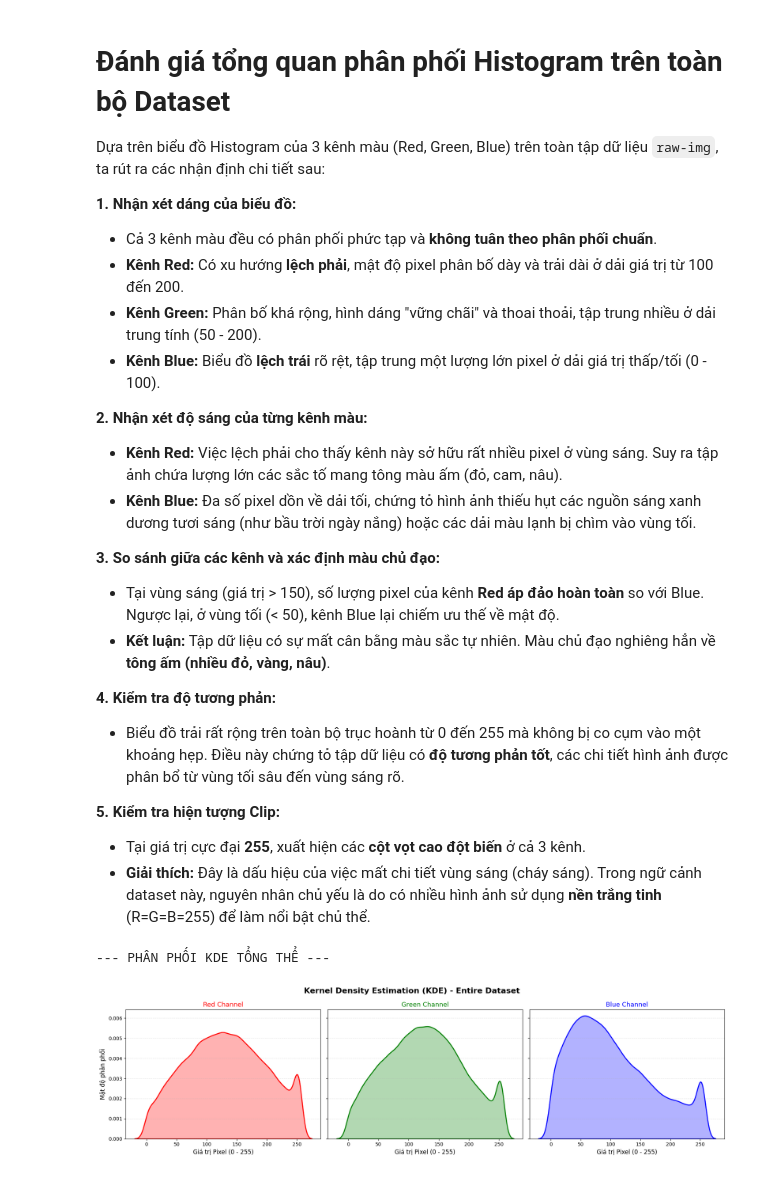
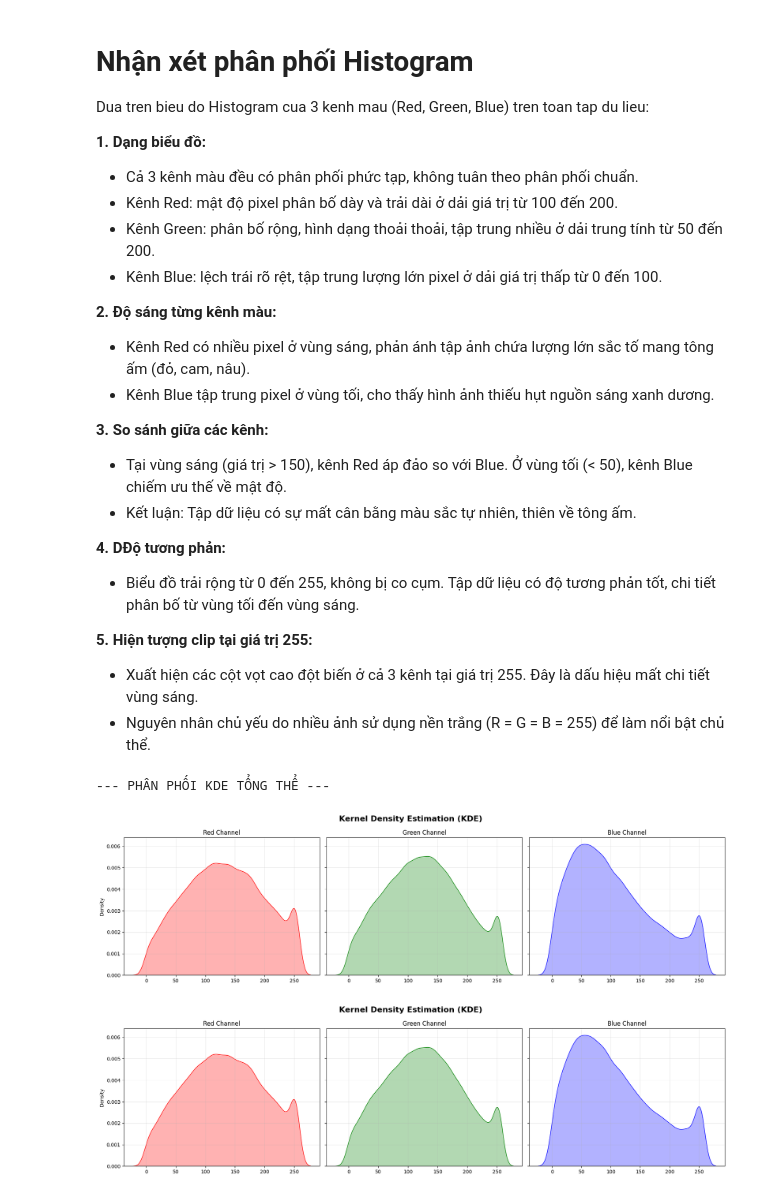
Before and after one commit to Taylor3691/mining-beyond-boundaries, a Jupyter notebook: notebooks/Bao-image.histogram.analysis.ipynb, the cells around one changed output. Cells and saved outputs as stored; diff of their text form; code cells hidden in the pictures.

Commit message:
feat: update histogram/KDE analysis

```diff
--- a/notebooks/Bao-image.histogram.analysis.ipynb
+++ b/notebooks/Bao-image.histogram.analysis.ipynb
@@ -138,33 +129,35 @@ plot_histogram(pixel_data_all, title_suffix="- Entire Dataset")
 # %% [markdown]
-# Đánh giá tổng quan phân phối Histogram trên toàn bộ Dataset
+# Nhận xét phân phối Histogram
 
-Dựa trên biểu đồ Histogram của 3 kênh màu (Red, Green, Blue) trên toàn tập dữ liệu `raw-img`, ta rút ra các nhận định chi tiết sau:
+Dua tren bieu do Histogram cua 3 kenh mau (Red, Green, Blue) tren toan tap du lieu:
 
-**1. Nhận xét dáng của biểu đồ:**
-* Cả 3 kênh màu đều có phân phối phức tạp và **không tuân theo phân phối chuẩn**.
-* **Kênh Red:** Có xu hướng **lệch phải**, mật độ pixel phân bố dày và trải dài ở dải giá trị từ 100 đến 200.
-* **Kênh Green:** Phân bố khá rộng, hình dáng "vững chãi" và thoai thoải, tập trung nhiều ở dải trung tính (50 - 200).
-* **Kênh Blue:** Biểu đồ **lệch trái** rõ rệt, tập trung một lượng lớn pixel ở dải giá trị thấp/tối (0 - 100).
+**1. Dạng biểu đồ:**
 
-**2. Nhận xét độ sáng của từng kênh màu:**
-* **Kênh Red:** Việc lệch phải cho thấy kênh này sở hữu rất nhiều pixel ở vùng sáng. Suy ra tập ảnh chứa lượng lớn các sắc tố mang tông màu ấm (đỏ, cam, nâu).
-* **Kênh Blue:** Đa số pixel dồn về dải tối, chứng tỏ hình ảnh thiếu hụt các nguồn sáng xanh dương tươi sáng (như bầu trời ngày nắng) hoặc các dải màu lạnh bị chìm vào vùng tối.
+- Cả 3 kênh màu đều có phân phối phức tạp, không tuân theo phân phối chuẩn.
+- Kênh Red: mật độ pixel phân bố dày và trải dài ở dải giá trị từ 100 đến 200.
+- Kênh Green: phân bố rộng, hình dạng thoải thoải, tập trung nhiều ở dải trung tính từ 50 đến 200.
+- Kênh Blue: lệch trái rõ rệt, tập trung lượng lớn pixel ở dải giá trị thấp từ 0 đến 100.
 
-**3. So sánh giữa các kênh và xác định màu chủ đạo:**
-* Tại vùng sáng (giá trị > 150), số lượng pixel của kênh **Red áp đảo hoàn toàn** so với Blue. Ngược lại, ở vùng tối (< 50), kênh Blue lại chiếm ưu thế về mật độ.
-* **Kết luận:** Tập dữ liệu có sự mất cân bằng màu sắc tự nhiên. Màu chủ đạo nghiêng hẳn về **tông ấm (nhiều đỏ, vàng, nâu)**.
+**2. Độ sáng từng kênh màu:**
+- Kênh Red có nhiều pixel ở vùng sáng, phản ánh tập ảnh chứa lượng lớn sắc tố mang tông ấm (đỏ, cam, nâu).
+- Kênh Blue tập trung pixel ở vùng tối, cho thấy hình ảnh thiếu hụt nguồn sáng xanh dương.
 
-**4. Kiểm tra độ tương phản:**
-* Biểu đồ trải rất rộng trên toàn bộ trục hoành từ 0 đến 255 mà không bị co cụm vào một khoảng hẹp. Điều này chứng tỏ tập dữ liệu có **độ tương phản tốt**, các chi tiết hình ảnh được phân bổ từ vùng tối sâu đến vùng sáng rõ.
+**3. So sánh giữa các kênh:**
+- Tại vùng sáng (giá trị > 150), kênh Red áp đảo so với Blue. Ở vùng tối (< 50), kênh Blue chiếm ưu thế về mật độ.
+- Kết luận: Tập dữ liệu có sự mất cân bằng màu sắc tự nhiên, thiên về tông ấm.
 
-**5. Kiểm tra hiện tượng Clip:**
-* Tại giá trị cực đại **255**, xuất hiện các **cột vọt cao đột biến** ở cả 3 kênh.
-* **Giải thích:** Đây là dấu hiệu của việc mất chi tiết vùng sáng (cháy sáng). Trong ngữ cảnh dataset này, nguyên nhân chủ yếu là do có nhiều hình ảnh sử dụng **nền trắng tinh** (R=G=B=255) để làm nổi bật chủ thể.
+**4. DĐộ tương phản:**
+- Biểu đồ trải rộng từ 0 đến 255, không bị co cụm. Tập dữ liệu có độ tương phản tốt, chi tiết phân bố từ vùng tối đến vùng sáng.
+
+**5. Hiện tượng clip tại giá trị 255:**
+- Xuất hiện các cột vọt cao đột biến ở cả 3 kênh tại giá trị 255. Đây là dấu hiệu mất chi tiết vùng sáng.
+- Nguyên nhân chủ yếu do nhiều ảnh sử dụng nền trắng (R = G = B = 255) để làm nổi bật chủ thể.
 # %%
 # Gọi hàm vẽ KDE trên toàn bộ tập dữ liệu
 print("--- PHÂN PHỐI KDE TỔNG THỂ ---")
-plot_kde(pixel_data_all, title_suffix="- Entire Dataset")
+plot_kde(pixel_data_all, title_suffix="")
 # %% [output]
 --- PHÂN PHỐI KDE TỔNG THỂ ---
-[figure, old version]
+[figure, new version]
+[figure, added]
 # %% [markdown]
```
Also changed, not shown: parts of 6 cells of this notebook, 3 other files.
